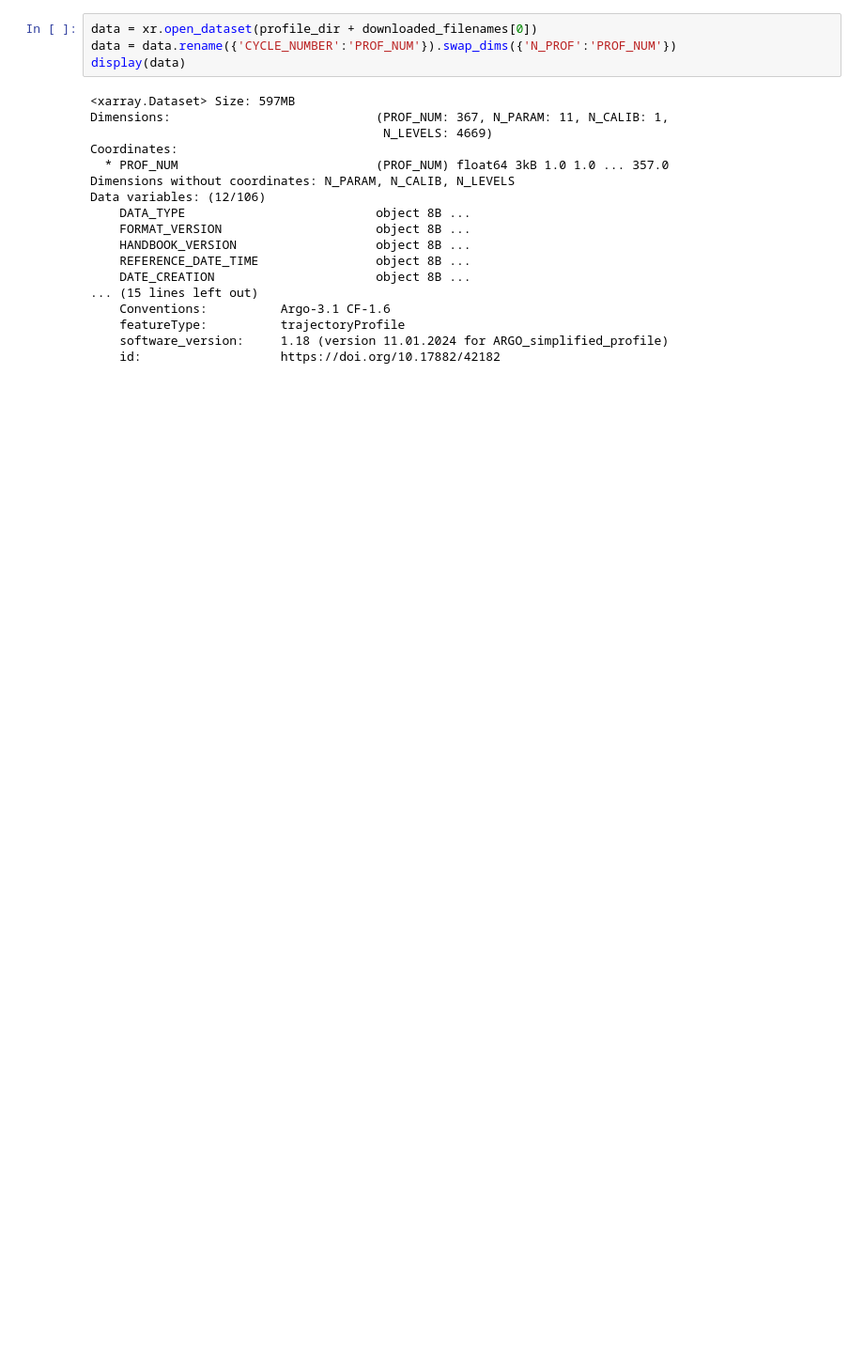
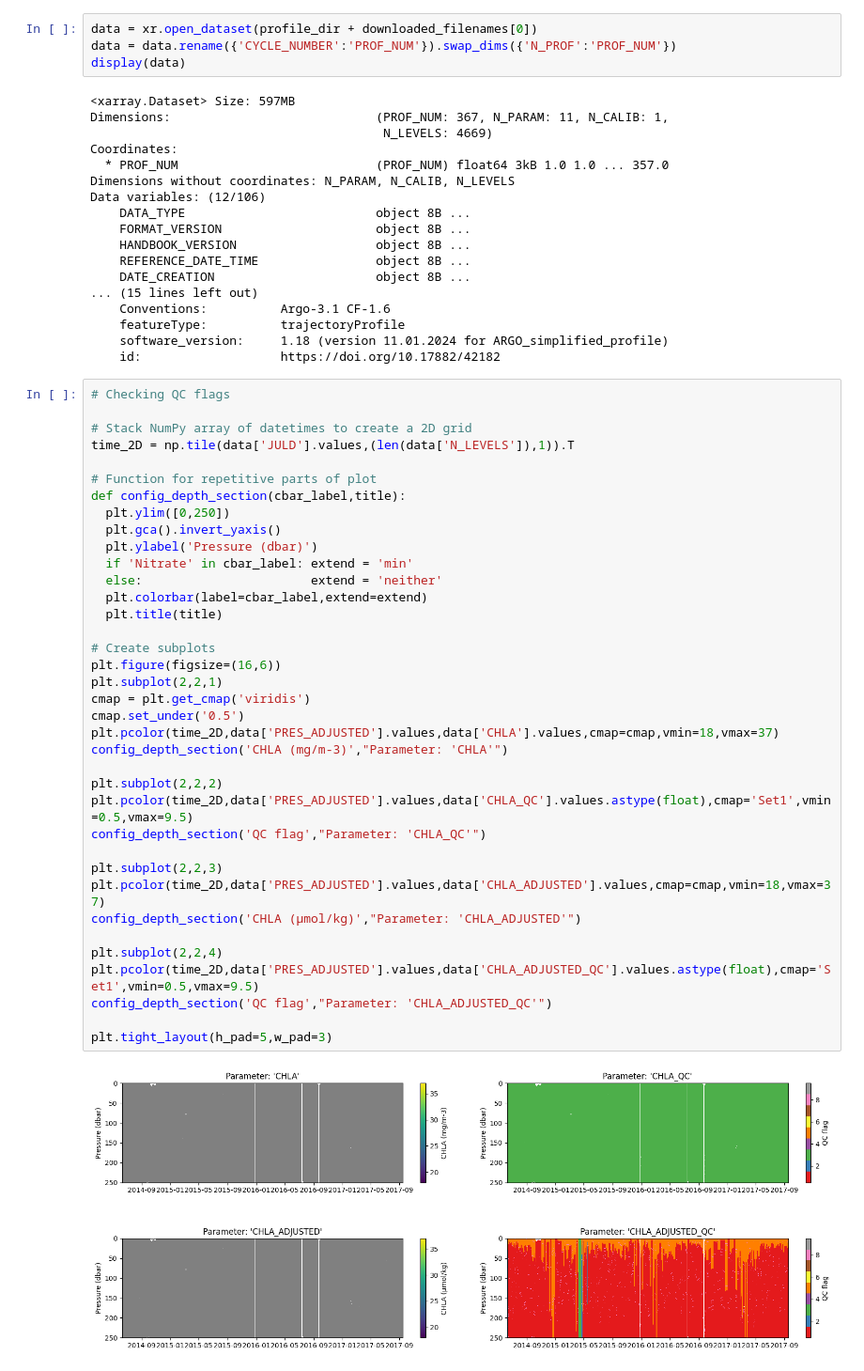
Before and after one commit to ROYVNZ/Masters, a Jupyter notebook: scripts/BGC_Argo.ipynb, the cells around one changed output. Shown: that part at 94% size. Drawn from its saved outputs; the diff is of its cells as text; blank space fills up the shorter version.

```diff
--- a/scripts/BGC_Argo.ipynb
+++ b/scripts/BGC_Argo.ipynb
@@ -230,3 +231,42 @@ Data variables: (12/106)
     featureType:          trajectoryProfile
     software_version:     1.18 (version 11.01.2024 for ARGO_simplified_profile)
     id:                   https://doi.org/10.17882/42182
+# %%
+# Checking QC flags
+
+# Stack NumPy array of datetimes to create a 2D grid
+time_2D = np.tile(data['JULD'].values,(len(data['N_LEVELS']),1)).T
+
+# Function for repetitive parts of plot
+def config_depth_section(cbar_label,title):
+  plt.ylim([0,250])
+  plt.gca().invert_yaxis()
+  plt.ylabel('Pressure (dbar)')
+  if 'Nitrate' in cbar_label: extend = 'min'
+  else:                       extend = 'neither'
+  plt.colorbar(label=cbar_label,extend=extend)
+  plt.title(title)
+
+# Create subplots
+plt.figure(figsize=(16,6))
+plt.subplot(2,2,1)
+cmap = plt.get_cmap('viridis')
+cmap.set_under('0.5')
+plt.pcolor(time_2D,data['PRES_ADJUSTED'].values,data['CHLA'].values,cmap=cmap,vmin=18,vmax=37)
+config_depth_section('CHLA (mg/m-3)',"Parameter: 'CHLA'")
+
+plt.subplot(2,2,2)
+plt.pcolor(time_2D,data['PRES_ADJUSTED'].values,data['CHLA_QC'].values.astype(float),cmap='Set1',vmin=0.5,vmax=9.5)
+config_depth_section('QC flag',"Parameter: 'CHLA_QC'")
+
+plt.subplot(2,2,3)
+plt.pcolor(time_2D,data['PRES_ADJUSTED'].values,data['CHLA_ADJUSTED'].values,cmap=cmap,vmin=18,vmax=37)
+config_depth_section('CHLA (µmol/kg)',"Parameter: 'CHLA_ADJUSTED'")
+
+plt.subplot(2,2,4)
+plt.pcolor(time_2D,data['PRES_ADJUSTED'].values,data['CHLA_ADJUSTED_QC'].values.astype(float),cmap='Set1',vmin=0.5,vmax=9.5)
+config_depth_section('QC flag',"Parameter: 'CHLA_ADJUSTED_QC'")
+
+plt.tight_layout(h_pad=5,w_pad=3)
+# %% [output]
+[figure, added]
```
Also changed, not shown: parts of 10 cells of this notebook.
